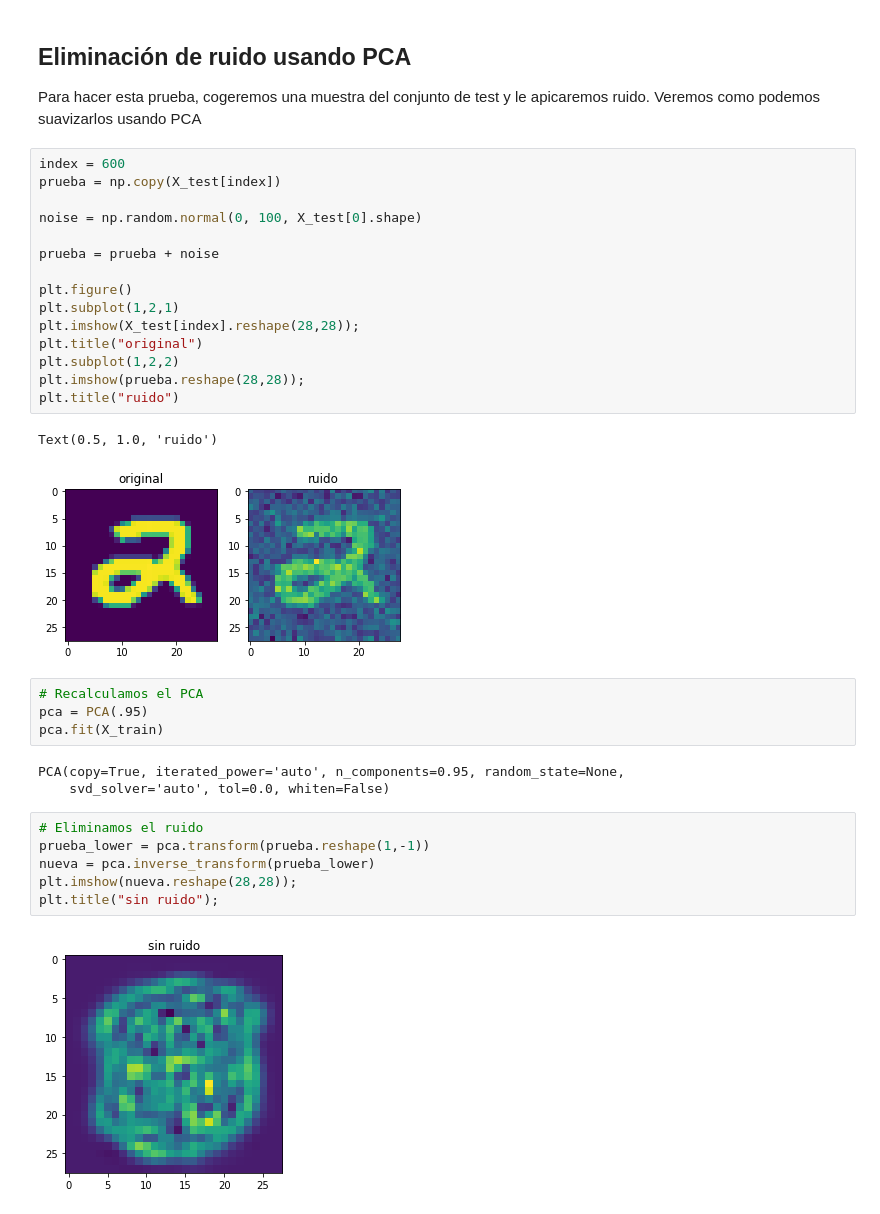
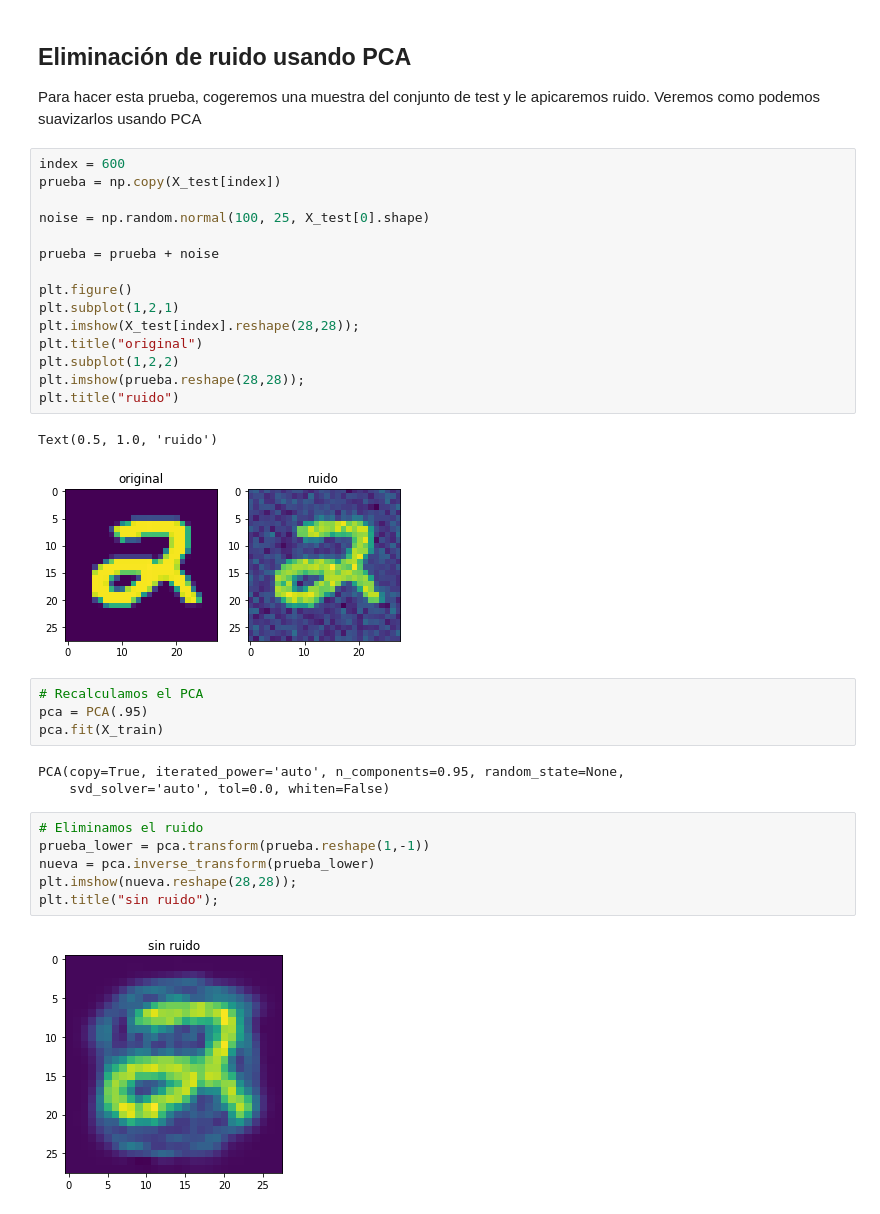
Before and after one commit to bmalcover/ml2019, a Jupyter notebook: 06_PCA_mnist.ipynb, the cells around one changed output. Drawn from its saved outputs; the diff is of its cells as text.

```diff
--- a/06_PCA_mnist.ipynb
+++ b/06_PCA_mnist.ipynb
@@ -197,21 +197,21 @@ Para hacer esta prueba, cogeremos una muestra del conjunto de test y le apicarem
 # %%
 index = 600
 prueba = np.copy(X_test[index])
 
-noise = np.random.normal(0, 100, X_test[0].shape)
+noise = np.random.normal(100, 25, X_test[0].shape)
 
 prueba = prueba + noise
 
 plt.figure()
 plt.subplot(1,2,1)
 plt.imshow(X_test[index].reshape(28,28));
 plt.title("original")
 plt.subplot(1,2,2)
 plt.imshow(prueba.reshape(28,28));
 plt.title("ruido")
 # %% [output]
 Text(0.5, 1.0, 'ruido')
-[figure, old version]
+[figure, new version]
 # %%
 # Recalculamos el PCA
 pca = PCA(.95)
@@ -226,4 +226,4 @@ nueva = pca.inverse_transform(prueba_lower)
 plt.imshow(nueva.reshape(28,28));
 plt.title("sin ruido");
 # %% [output]
-[figure, old version]
+[figure, new version]
```
Also changed, not shown: 1 other file.
